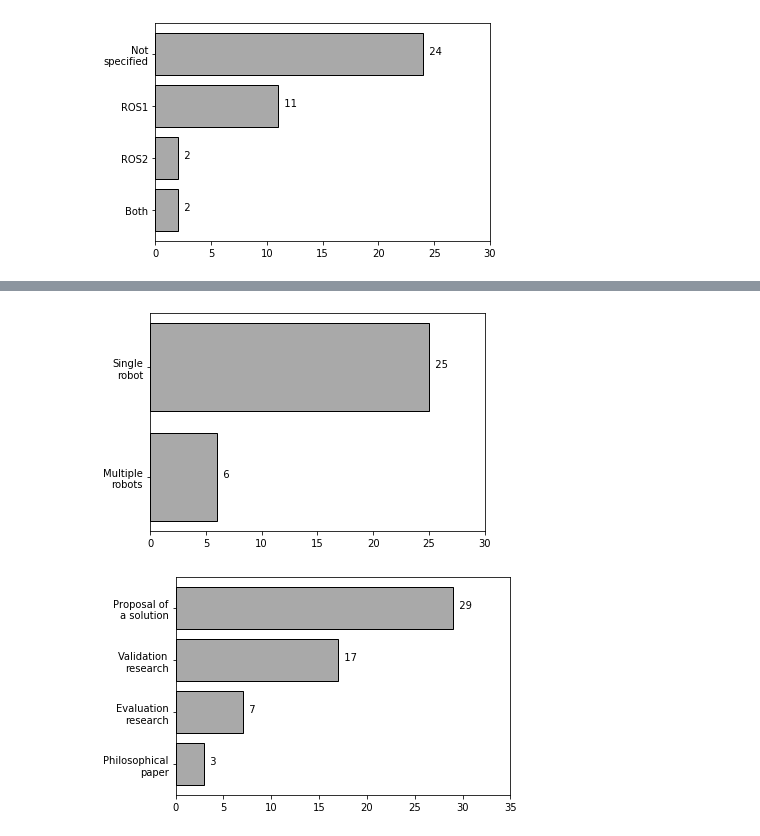
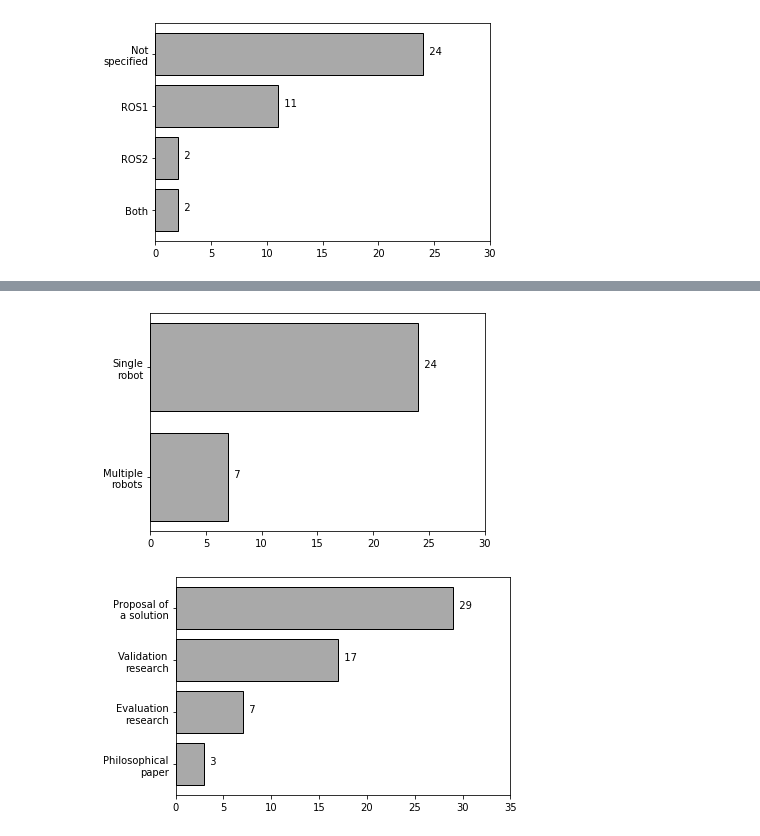
Before and after one commit to engelhamer/SLR-2021, a Jupyter notebook: result_plots.ipynb, the cells around one changed output, grey strips where cells are left out. Drawn from its saved outputs; the diff is of its cells as text; code cells hidden in the pictures.

```diff
--- a/result_plots.ipynb
+++ b/result_plots.ipynb
@@ -15,8 +15,8 @@ plt.savefig('figures/ros_version.pdf', bbox_inches='tight')
 # %% [output]
 [figure]
 # %%
-Type = ['Fixed', 'Multiple', 'Mobile\nairborne', 'Not\nspecified', 'Mobile\nterrastrial']
-Quantity = [1, 2, 3, 9, 23]
+Type = ['Mobile\naquatic', 'Fixed', 'Multiple', 'Mobile\nairborne', 'Not\nspecified', 'Mobile\nterrastrial']
+Quantity = [0, 1, 2, 3, 10, 23]
 
 plt.barh(Type, Quantity, color = 'darkgray', edgecolor = 'black')
 
@@ -31,17 +31,17 @@ plt.savefig('figures/type_of_robot.pdf', bbox_inches='tight')
 # %%
 Type = ['Multiple\nrobots', 'Single\nrobot']
-Quantity = [6, 25]
+Quantity = [7, 24]
 
 plt.barh(Type, Quantity, color = 'darkgray', edgecolor = 'black')
 
 for index, value in enumerate(Quantity):
     plt.text(value, index, "  " + str(value))
 
 plt.xlim([0, 30])
 #plt.show()
 plt.savefig('figures/cardinality.pdf', bbox_inches='tight')
 # %% [output]
-[figure, old version]
+[figure, new version]
 # %%
 Type = ['Philosophical\npaper', 'Evaluation\nresearch', 'Validation\nresearch', 'Proposal of\na solution']
 Quantity = [3, 7, 17, 29]
```
Also changed, not shown: parts of 1 cell of this notebook, 5 other files.
